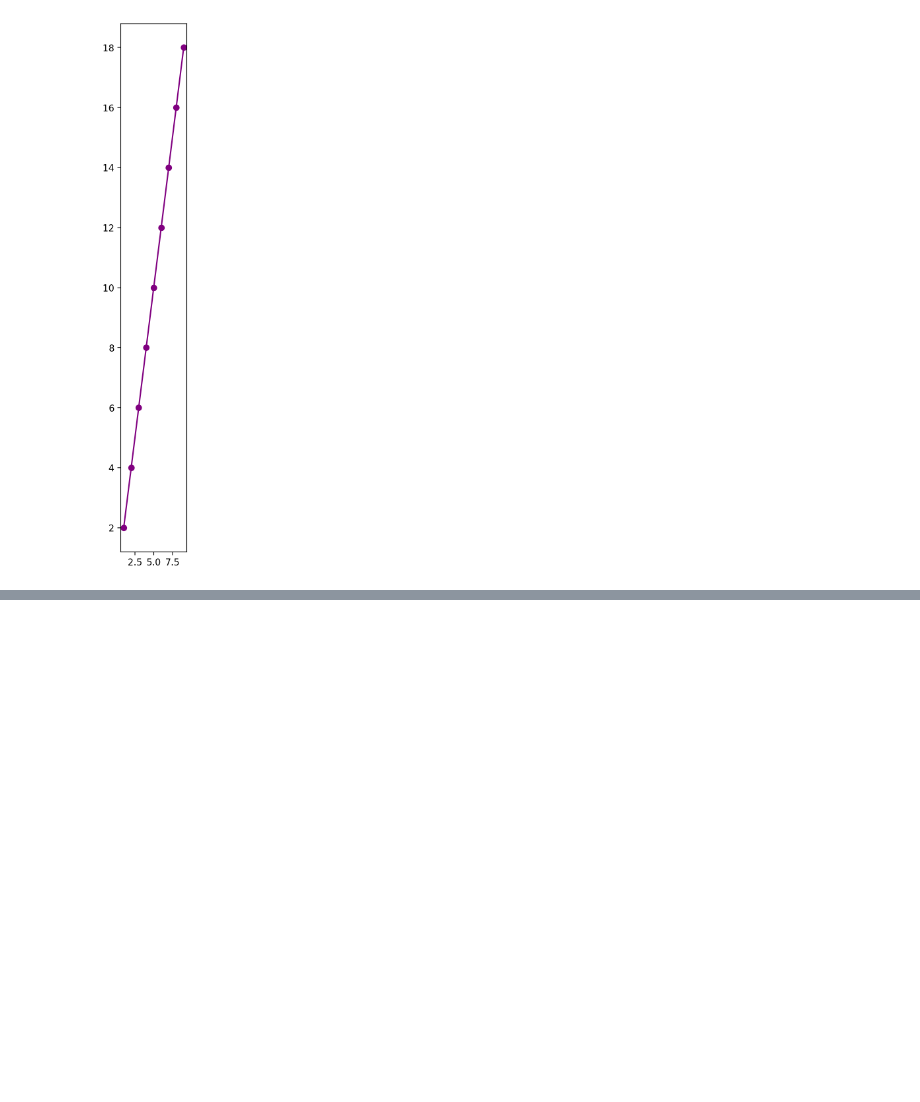
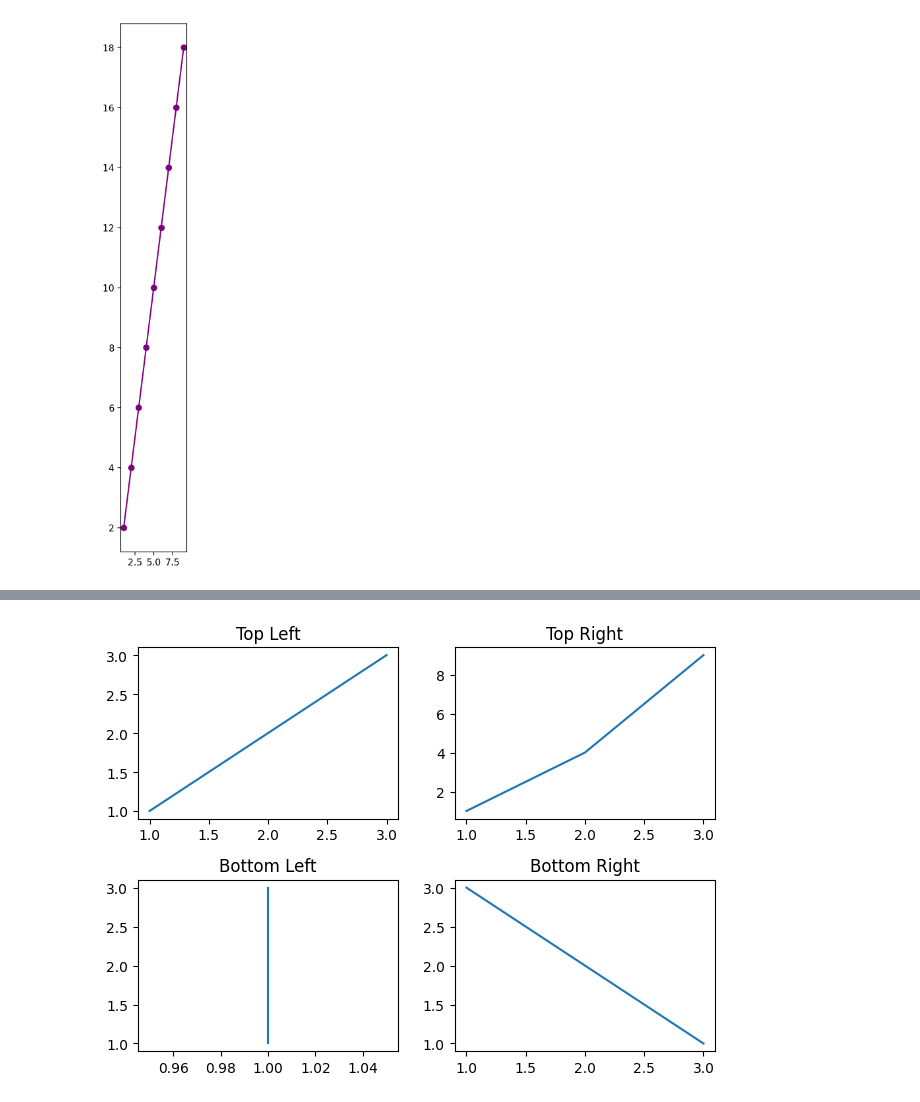
Before and after one commit to rahulgoraksha/ml-algorithms-practice, a Jupyter notebook: notebooks/5-matplotlib.ipynb, the cells around one changed output, grey strips where cells are left out. Saved outputs shown, nothing was run; the diff lists cells and outputs as text; code cells hidden in the pictures; blank space fills up the shorter version.

```diff
--- a/notebooks/5-matplotlib.ipynb
+++ b/notebooks/5-matplotlib.ipynb
@@ -327,0 +367,19 @@ fig.savefig("C:\\Users\\admin\\OneDrive - BOMBAY COATED AND SPECIAL STEELS PRIVA
+# %%
+fig, axes = plt.subplots(2, 2)
+
+axes[0,0].plot([1,2,3], [1,2,3])
+axes[0,0].set_title("Top Left")
+
+axes[0,1].plot([1,2,3], [1,4,9])
+axes[0,1].set_title("Top Right")
+
+axes[1,0].plot([1,1,1], [1,2,3])
+axes[1,0].set_title("Bottom Left")
+
+axes[1,1].plot([1,2,3], [3,2,1])
+axes[1,1].set_title("Bottom Right")
+
+plt.tight_layout()   # Adjust spacing
+plt.show()
+# %% [output]
+[figure, added]
```
Also changed, not shown: parts of 3 cells of this notebook.
